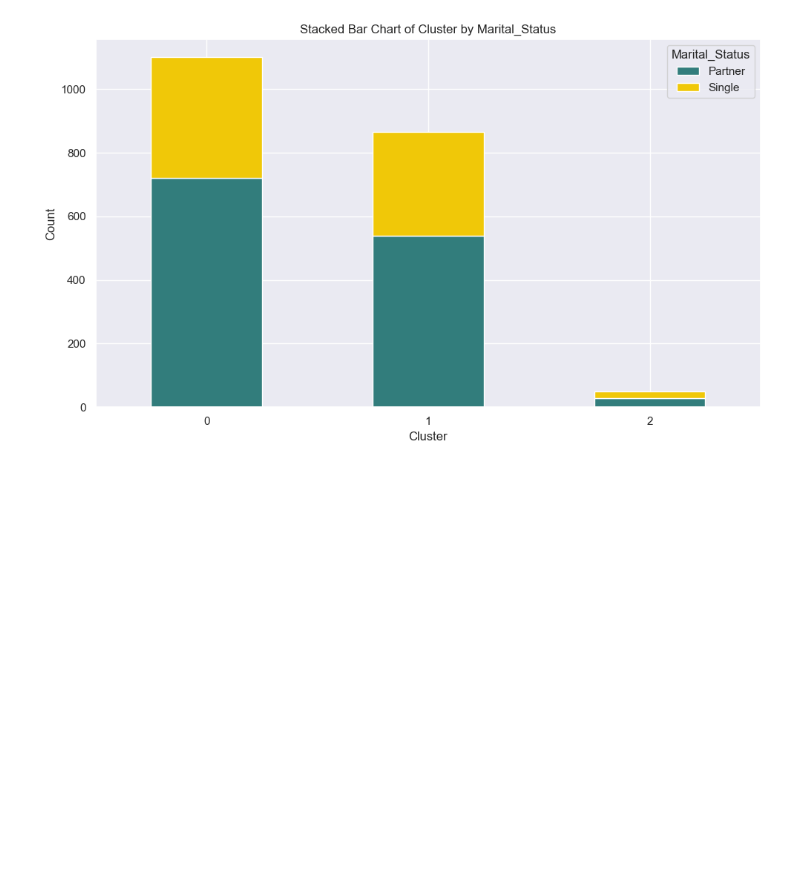
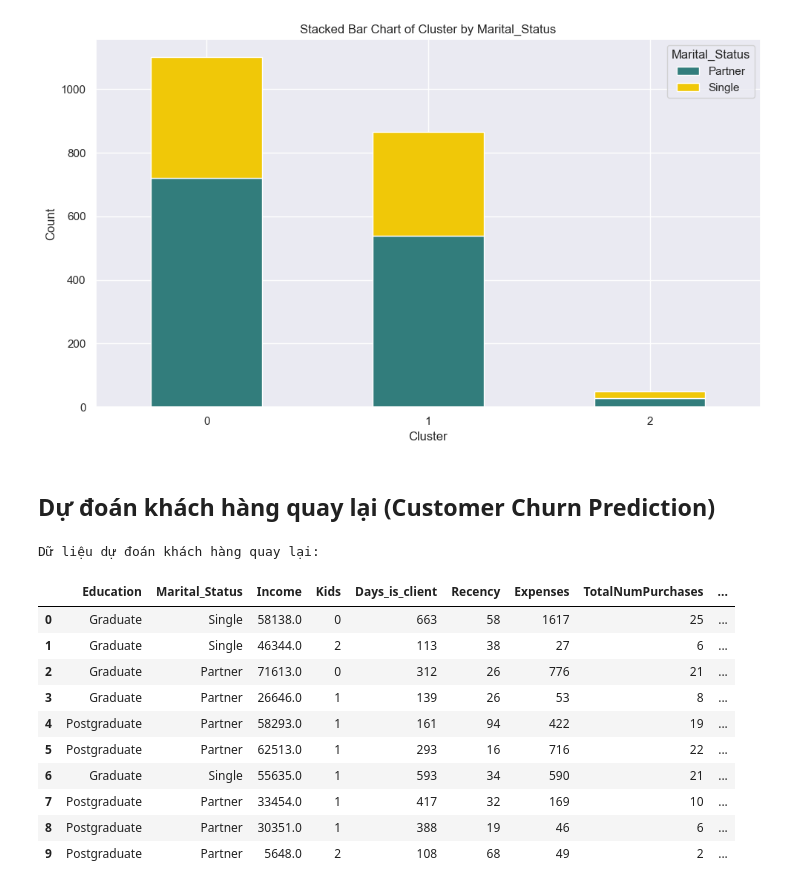
Before and after one commit to LeHuyHoang65/BigData_SamSung, a Jupyter notebook: marketing_campaign.ipynb, the cells around one changed output. Drawn from its saved outputs; the diff is of its cells as text; code cells hidden in the pictures; blank space fills up the shorter version.

```diff
--- a/marketing_campaign.ipynb
+++ b/marketing_campaign.ipynb
@@ -483,3 +483,58 @@ cluster_labels = {
 }
 df['Customer Type'] = df['Cluster'].map(cluster_labels)
 df.to_csv(output_path, index=False, encoding='utf-8-sig')
+# %% [markdown]
+##  Dự đoán khách hàng quay lại (Customer Churn Prediction)
+# %%
+from sklearn.ensemble import RandomForestClassifier
+from sklearn.model_selection import train_test_split
+from sklearn.metrics import classification_report
+
+# Hàm dự đoán khả năng quay lại
+def churn_prediction(df, X_scaled):
+    try:
+        if df is None or X_scaled is None:
+            raise ValueError("Dữ liệu đầu vào không hợp lệ")
+
+        if 'Response' not in df.columns:
+            raise ValueError("Thiếu cột 'Response' trong dữ liệu")
+
+        y = df['Response']
+
+        # Kiểm tra nếu nhãn có đủ 2 lớp
+        if len(y.unique()) < 2:
+            raise ValueError("Cột 'Response' chỉ có 1 lớp dữ liệu.")
+
+        X_train, X_test, y_train, y_test = train_test_split(X_scaled, y, test_size=0.2, random_state=101)
+
+        rf_model = RandomForestClassifier(n_estimators=100, random_state=101)
+        rf_model.fit(X_train, y_train)
+
+        y_pred = rf_model.predict(X_test)
+        churn_report = classification_report(y_test, y_pred, output_dict=True)
+
+        churn_probability = rf_model.predict_proba(X_scaled)[:, 1]
+        df['Churn_Probability'] = churn_probability
+
+        return df, churn_report
+
+    except Exception as e:
+        print("Lỗi trong quá trình dự đoán churn:", e)
+        return df, None
+# %%
+marketing_campaign_final, churn_report = churn_prediction(df, X_scaled)
+print("Dữ liệu dự đoán khách hàng quay lại:")
+df_with_churn.head(10)
+# %% [output]
+Dữ liệu dự đoán khách hàng quay lại:
+|  | Education | Marital_Status | Income | Kids | Days_is_client | Recency | Expenses | TotalNumPurchases | ... |
+| 0 | Graduate | Single | 58138.0 | 0 | 663 | 58 | 1617 | 25 | ... |
+| 1 | Graduate | Single | 46344.0 | 2 | 113 | 38 | 27 | 6 | ... |
+| 2 | Graduate | Partner | 71613.0 | 0 | 312 | 26 | 776 | 21 | ... |
+| 3 | Graduate | Partner | 26646.0 | 1 | 139 | 26 | 53 | 8 | ... |
+| 4 | Postgraduate | Partner | 58293.0 | 1 | 161 | 94 | 422 | 19 | ... |
+| 5 | Postgraduate | Partner | 62513.0 | 1 | 293 | 16 | 716 | 22 | ... |
+| 6 | Graduate | Single | 55635.0 | 1 | 593 | 34 | 590 | 21 | ... |
+| 7 | Postgraduate | Partner | 33454.0 | 1 | 417 | 32 | 169 | 10 | ... |
+| 8 | Postgraduate | Partner | 30351.0 | 1 | 388 | 19 | 46 | 6 | ... |
+| 9 | Postgraduate | Partner | 5648.0 | 2 | 108 | 68 | 49 | 2 | ... |
```
Also changed, not shown: parts of 6 cells of this notebook.
